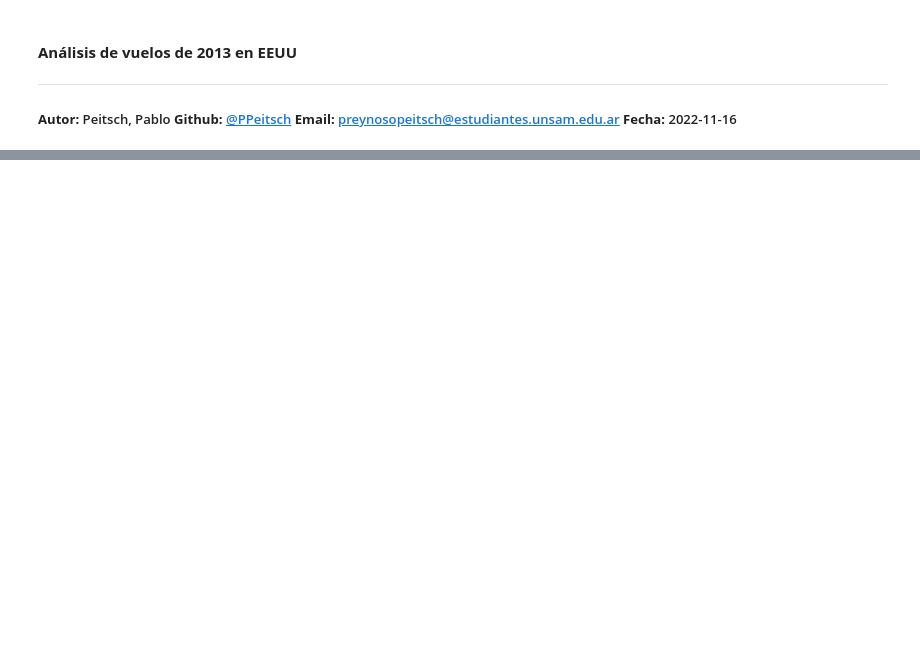
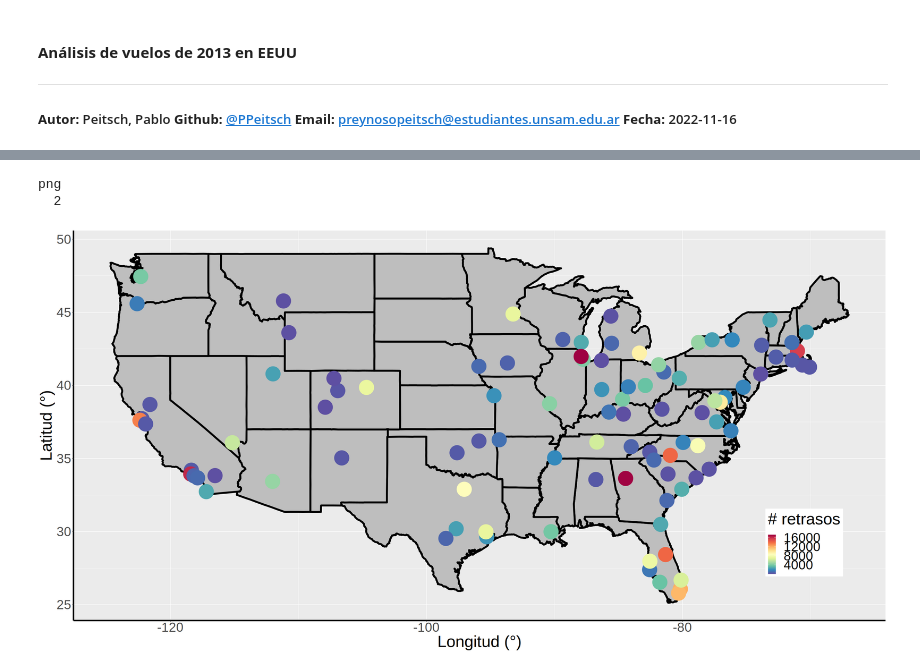
Before and after one commit to PPeitsch/infographics, a Jupyter notebook: 06_infografia/06_infografia.ipynb, the cells around one changed output, grey strips where cells are left out. Saved outputs shown, nothing was run; the diff lists cells and outputs as text; code cells hidden in the pictures; blank space fills up the shorter version.

```diff
--- a/06_infografia/06_infografia.ipynb
+++ b/06_infografia/06_infografia.ipynb
@@ -132,0 +87,10 @@ Warning message:
+# %%
+options(repr.plot.width=26, repr.plot.height=13)
+jpeg(file=file.path(fig_folder, fig6_name), width=1200, height=600)
+p6
+dev.off()
+p6
+# %% [output]
+png
+  2
+[figure, added]
```
Also changed, not shown: parts of 25 cells of this notebook, 19 other files.
